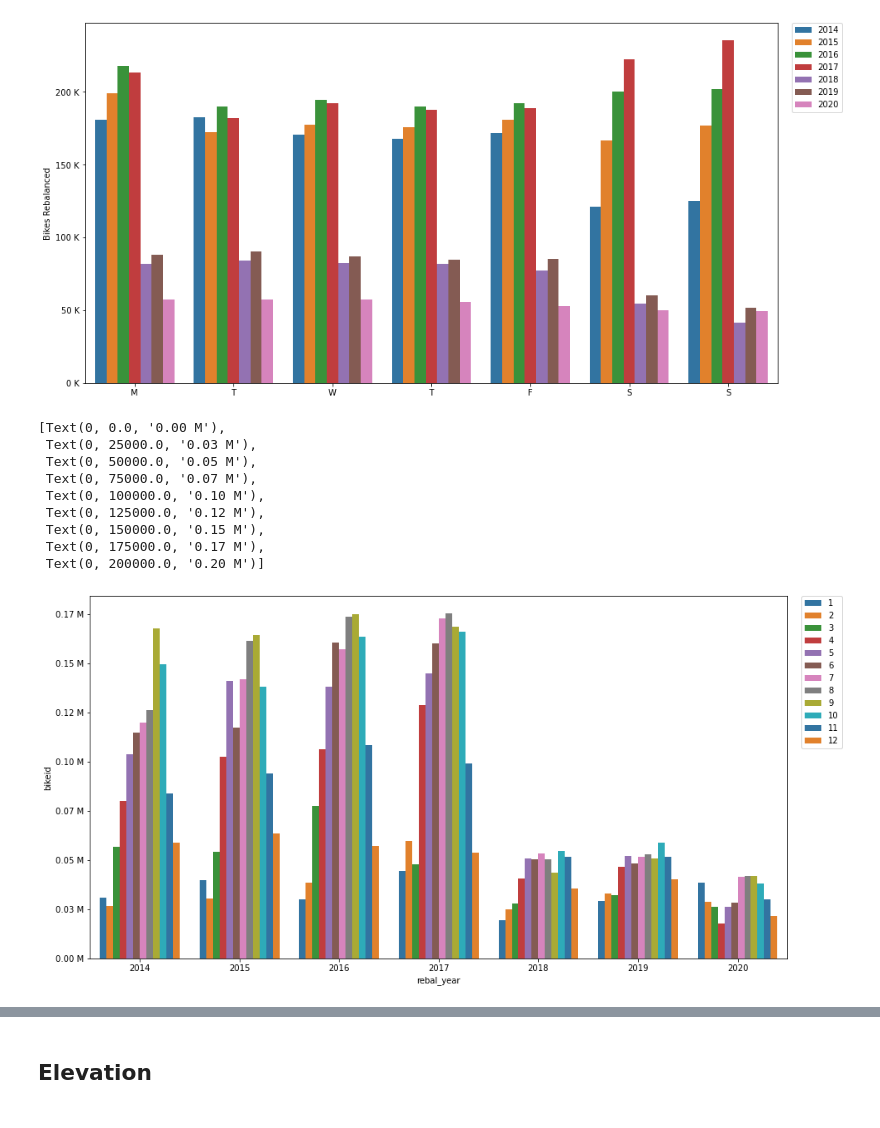
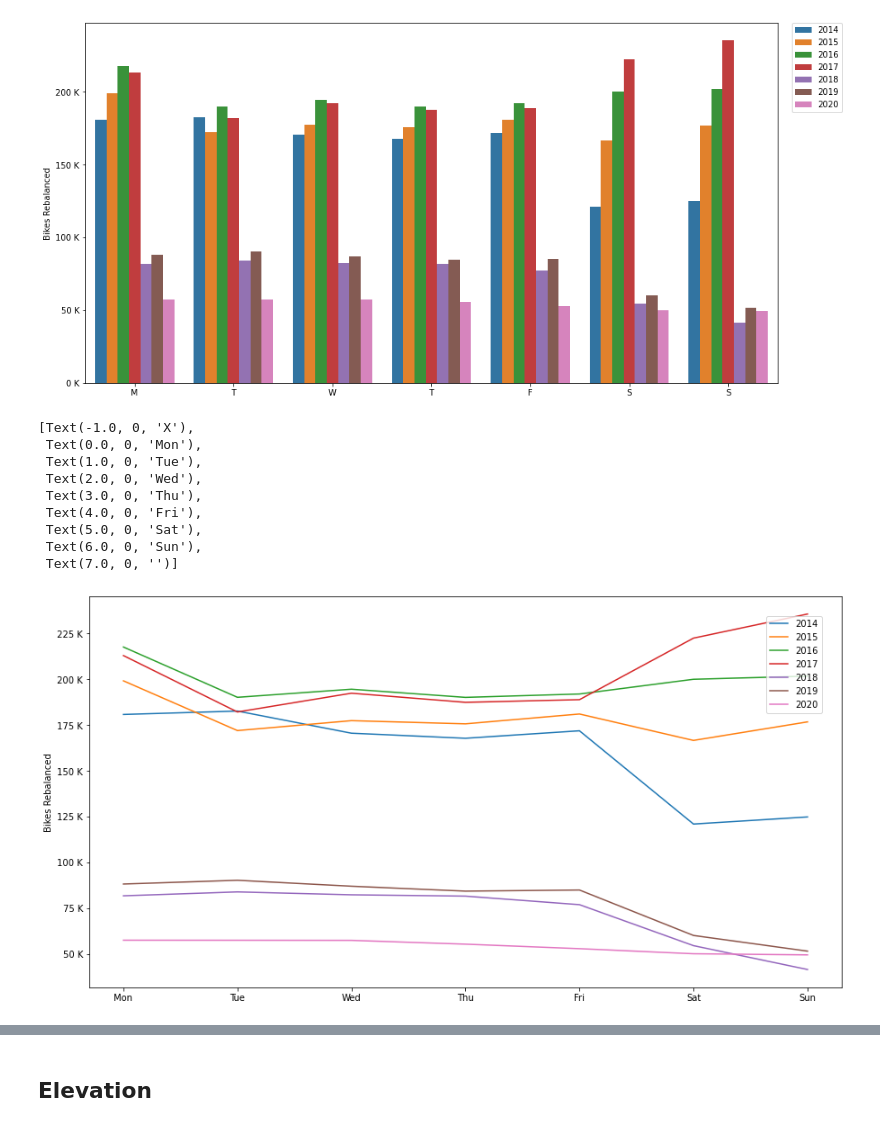
Before and after one commit to rishigoutam/citibike, a Jupyter notebook: eda/rebalance_eda.ipynb, the cells around one changed output, grey strips where cells are left out. Saved outputs shown, nothing was run; the diff lists cells and outputs as text; code cells hidden in the pictures.

Commit message:
updated charts for blog posts

```diff
--- a/eda/rebalance_eda.ipynb
+++ b/eda/rebalance_eda.ipynb
@@ -306,21 +318,22 @@ x.set_xticklabels(['M','T','W','T','F','S','S'])
  Text(6, 0, 'S')]
 [figure]
 # %%
-# rebalances per month/year
-g = rebal.groupby(["rebal_year", "rebal_month"])[["bikeid"]].count().reset_index()
+g = rebal.groupby(["rebal_year", "rebal_dow"])[["bikeid"]].count().reset_index()
 plt.figure(figsize=(15, 8))
-x = sns.barplot(x=g.rebal_year, y=g.bikeid, hue=g.rebal_month, palette="tab10")
-plt.legend(bbox_to_anchor=(1.02, 1), loc="upper left", borderaxespad=0)
-ylabels = ["{:,.2f}".format(y) + " M" for y in x.get_yticks() / 1000000]
+x = sns.lineplot(x=g.rebal_dow, y=g.bikeid, hue=g.rebal_year, palette="tab10")
+plt.legend(bbox_to_anchor=(.9, .95), loc="upper left", borderaxespad=0)
+ylabels = ["{:,.0f}".format(y) + " K" for y in x.get_yticks() / 1000]
 x.set_yticklabels(ylabels)
+x.set(xlabel='',ylabel='Bikes Rebalanced')
+x.set_xticklabels(['X','Mon','Tue','Wed','Thu','Fri','Sat','Sun'])
 # %% [output]
-[Text(0, 0.0, '0.00 M'),
- Text(0, 25000.0, '0.03 M'),
- Text(0, 50000.0, '0.05 M'),
- Text(0, 75000.0, '0.07 M'),
- Text(0, 100000.0, '0.10 M'),
- Text(0, 125000.0, '0.12 M'),
- Text(0, 150000.0, '0.15 M'),
- Text(0, 175000.0, '0.17 M'),
- Text(0, 200000.0, '0.20 M')]
+[Text(-1.0, 0, 'X'),
+ Text(0.0, 0, 'Mon'),
+ Text(1.0, 0, 'Tue'),
+ Text(2.0, 0, 'Wed'),
+ Text(3.0, 0, 'Thu'),
+ Text(4.0, 0, 'Fri'),
+ Text(5.0, 0, 'Sat'),
+ Text(6.0, 0, 'Sun'),
+ Text(7.0, 0, '')]
-[figure, old version]
+[figure, new version]
```
Also changed, not shown: parts of 30 cells of this notebook.
